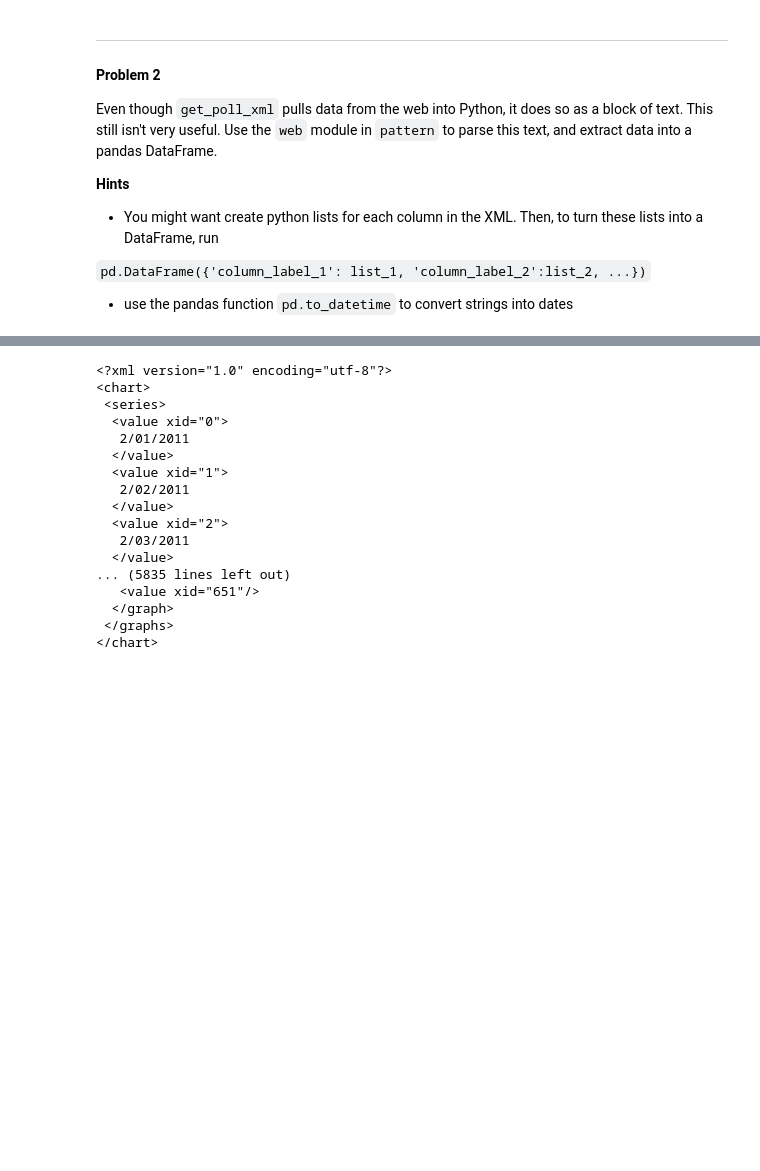
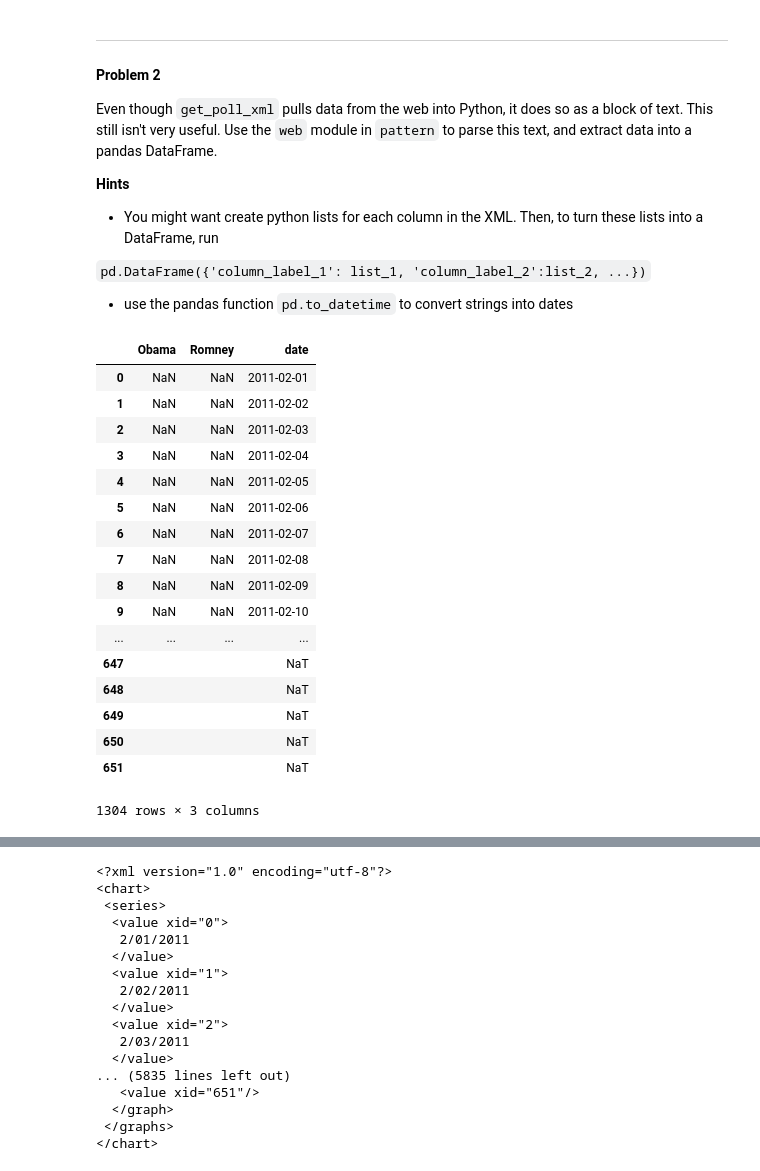
Before and after one commit to 234quix/cs109, a Jupyter notebook: content/HW1.ipynb, the cells around one changed output, grey strips where cells are left out. Saved outputs shown, nothing was run; the diff lists cells and outputs as text; code cells hidden in the pictures; blank space fills up the shorter version.

```diff
--- a/content/HW1.ipynb
+++ b/content/HW1.ipynb
@@ -147,3 +143,5 @@ u'<?xml version="1.0" encoding="UTF-8"?><chart><series><value xid=\'0\'>2/01/201
+# %%
+xml= get_poll_xml(1171)
 # %% [markdown]
 Here are some other functions we'll use later. `plot_colors` contains hints about parsing XML data.
 # %%
@@ -195,7 +193,7 @@ Even though `get_poll_xml` pulls data from the web into Python, it does so as a
 
 * use the pandas function `pd.to_datetime` to convert strings into dates
 # %%
-def rcp_poll_data(poll_id):
+def rcp_poll_data(xml):
     """
     Function
     ---------
@@ -242,5 +240,54 @@ def rcp_poll_data(poll_id):
     result = pd.DataFrame({'date': pd.to_datetime(['1/27/2009', '1/28/2009']),
                            'Approve': [63.3, 63.3], 'Disapprove': [20.0, 20.0]})
 """
-#your code here
+    dom = web.Element(xml)
+    resultdict = {}
+
+    # get graph data
+    for i, graph in enumerate(dom.by_tag('graph')):
+        title = _strip(graph.attributes['title'])
+        listofvalues = []
+        values = graph.by_tag('value')
+        for j in range(len(values)):
+            listofvalues.append(values[j].content)
+        resultdict[title] = listofvalues
+    #print('listofvalues 1', listofvalues)
+
+    # get date data
+    for series in dom.by_tag('series'):
+        listofvalues = []
+        values = series.by_tag('value')
+        for j in range(len(values)):
+            listofvalues.append(values[j].content)
+
+    #print('listofvalues 2', listofvalues)
+
+
+    result1 = pd.DataFrame({'date': pd.to_datetime(listofvalues)})
+    result2 = pd.DataFrame(resultdict)
+    result = result1.append(result2)
+    return result
+# %%
+result = rcp_poll_data(xml)
+# %%
+result
+# %% [output]
+|  | Obama | Romney | date |
+| 0 | NaN | NaN | 2011-02-01 |
+| 1 | NaN | NaN | 2011-02-02 |
+| 2 | NaN | NaN | 2011-02-03 |
+| 3 | NaN | NaN | 2011-02-04 |
+| 4 | NaN | NaN | 2011-02-05 |
+| 5 | NaN | NaN | 2011-02-06 |
+| 6 | NaN | NaN | 2011-02-07 |
+| 7 | NaN | NaN | 2011-02-08 |
+| 8 | NaN | NaN | 2011-02-09 |
+| 9 | NaN | NaN | 2011-02-10 |
+| ... | ... | ... | ... |
+| 647 |  |  | NaT |
+| 648 |  |  | NaT |
+| 649 |  |  | NaT |
+| 650 |  |  | NaT |
+| 651 |  |  | NaT |
+1304 rows × 3 columns
 # %%
```
Also changed, not shown: parts of 7 cells of this notebook.
